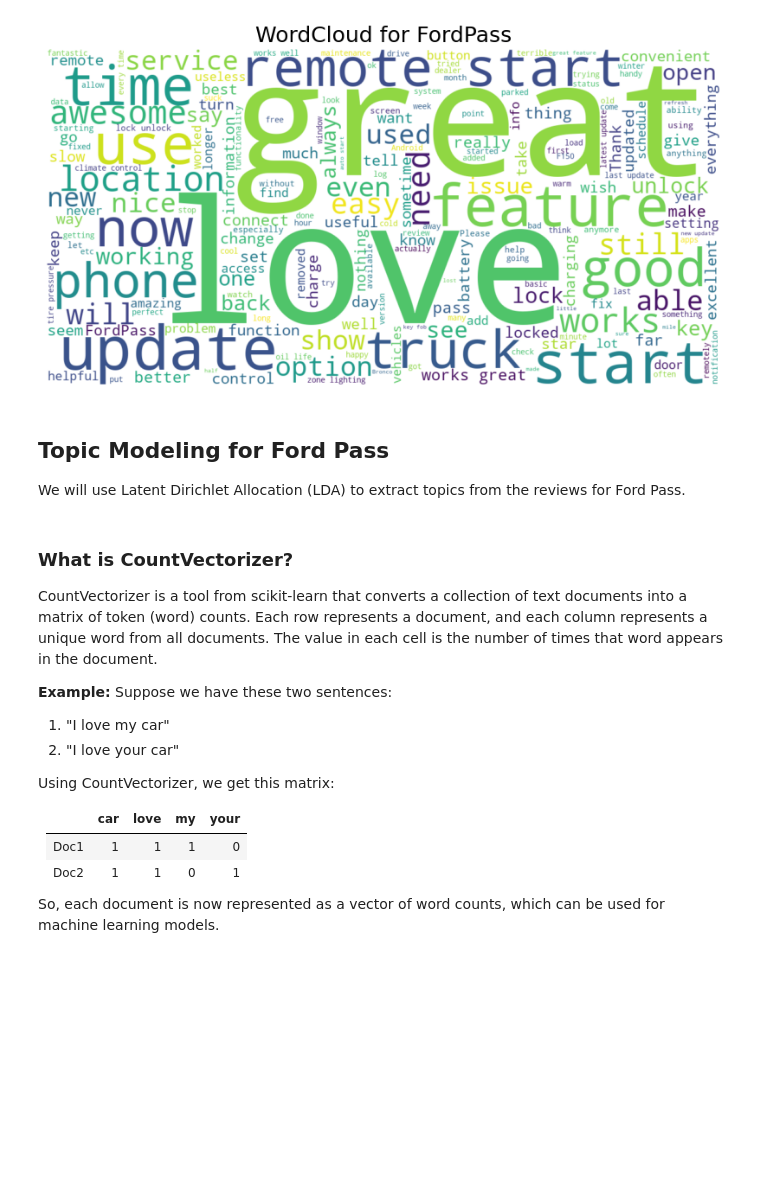
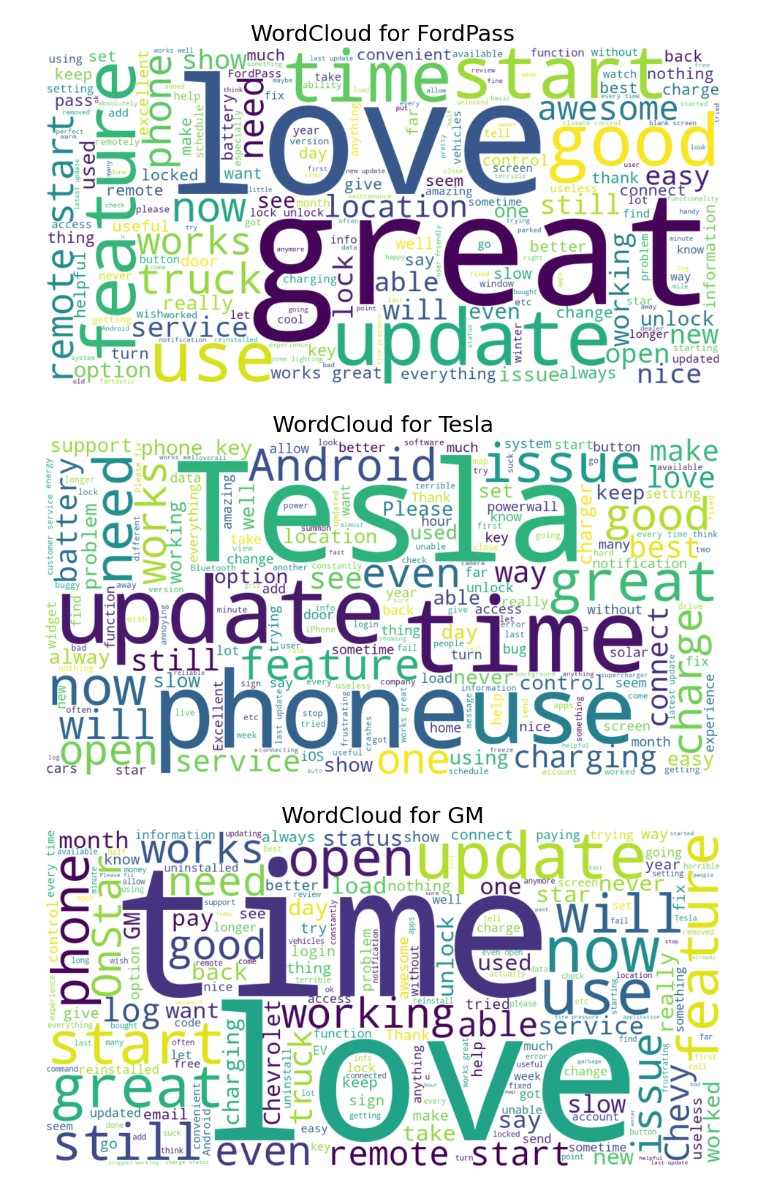
Before and after one commit to rheapple22-sys/Y-FordPass-Reviews, a Jupyter notebook: EDA.ipynb, the cells around one changed output. Saved outputs shown, nothing was run; the diff lists cells and outputs as text; code cells hidden in the pictures; blank space fills up the shorter version.

```diff
--- a/EDA.ipynb
+++ b/EDA.ipynb
@@ -5,7 +5,7 @@ import matplotlib.pyplot as plt
 import pandas as pd
 from wordcloud import WordCloud, STOPWORDS
 # %%
-df = pd.read_csv("ford_pass_car_apps_reviews.csv")
+df = pd.read_csv("car_apps_reviews.csv")
 # %%
 df.info()
 # %% [output]
@@ -25,53 +25,28 @@ memory usage: 468.9+ KB
 # %%
 from wordcloud import WordCloud, STOPWORDS
-import matplotlib.pyplot as plt
-import math
 
-def plot_wordclouds_grid_by_oem(df, text_col, oem_col):
+def plot_wordclouds_by_oem(df, text_col, oem_col):
     """
-    Generate and display wordclouds for each OEM in a single large figure.
+    Generate and display larger wordclouds for each OEM in the dataset, removing stopwords and custom keywords.
+    Args:
+        df (pd.DataFrame): DataFrame containing reviews and OEM info
+        text_col (str): Name of the column with review text
+        oem_col (str): Name of the column with OEM info
     """
-    custom_stopwords = set(STOPWORDS).union({'app', 'car', 'work', 'vehicle', 'Ford','Tesla'})
+    # Add custom stopwords
+    custom_stopwords = set(STOPWORDS).union({'app', 'car', 'work', 'vehicle','Ford'})
     oems = df[oem_col].unique()
-    n = len(oems)
-    cols = 2  # You can change this for more/less columns
-    rows = math.ceil(n / cols)
-    plt.figure(figsize=(cols * 8, rows * 6))
-    for i, oem in enumerate(oems, 1):
+    for oem in oems:
         text = " ".join(df[df[oem_col] == oem][text_col].astype(str))
         wc = WordCloud(width=1200, height=600, background_color='white', stopwords=custom_stopwords).generate(text)
-        plt.subplot(rows, cols, i)
+        plt.figure(figsize=(12, 6))
         plt.imshow(wc, interpolation='bilinear')
         plt.axis('off')
-        plt.title(f"WordCloud for {oem}", fontsize=18)
-    plt.tight_layout()
-    plt.show()
+        plt.title(f"WordCloud for {oem}", fontsize=22)
+        plt.show()
 # %%
-# Filter for Ford Pass only
-ford_df = df[df['app_name'] == 'FordPass']
-plot_wordclouds_grid_by_oem(ford_df, 'review_text', 'app_name')
+plot_wordclouds_by_oem(df,'review_text','app_name')
 # %% [output]
-[figure, old version]
+[figure, new version]
+[figure, added]
+[figure, added]
-# %% [markdown]
-## Topic Modeling for Ford Pass
-We will use Latent Dirichlet Allocation (LDA) to extract topics from the reviews for Ford Pass.
-# %% [markdown]
-### What is CountVectorizer?
-
-CountVectorizer is a tool from scikit-learn that converts a collection of text documents into a matrix of token (word) counts. Each row represents a document, and each column represents a unique word from all documents. The value in each cell is the number of times that word appears in the document.
-
-
-**Example:**
-Suppose we have these two sentences:
-
-1. "I love my car"
-2. "I love your car"
-
-Using CountVectorizer, we get this matrix:
-
-|      | car | love | my | your |
-|------|-----|------|----|------|
-| Doc1 |  1  |  1   | 1  |  0   |
-| Doc2 |  1  |  1   | 0  |  1   |
-
-So, each document is now represented as a vector of word counts, which can be used for machine learning models.
```
Also changed, not shown: parts of 8 cells of this notebook.
